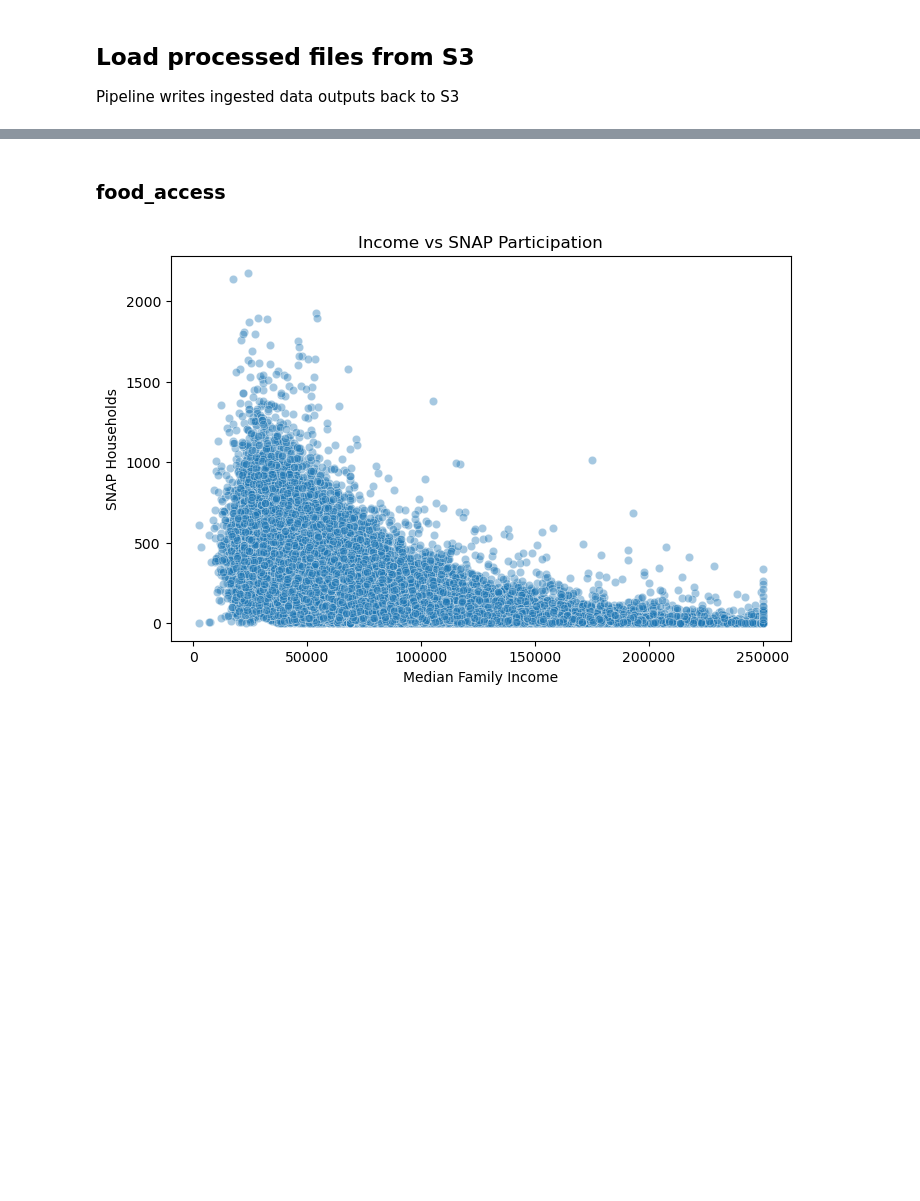
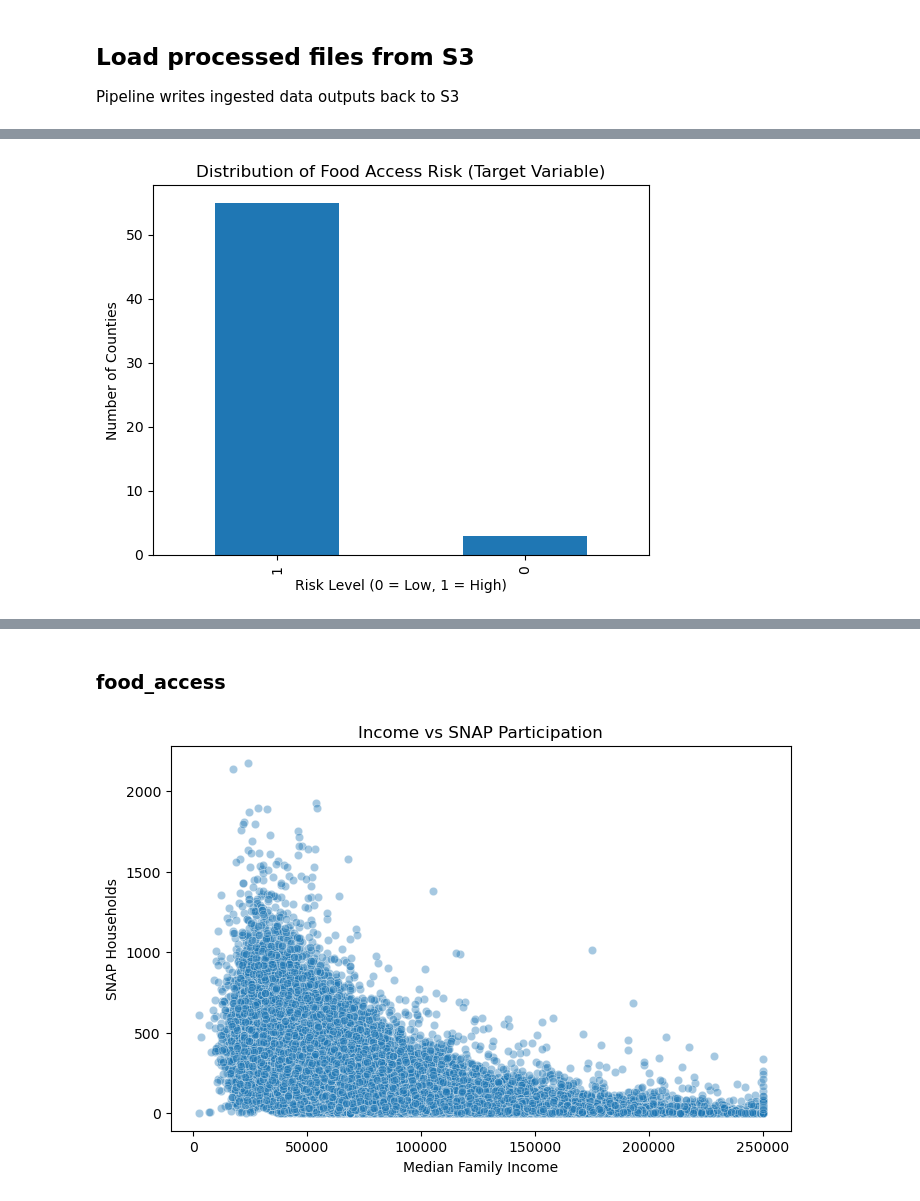
Before and after one commit to svthaker/ADS508Group3, a Jupyter notebook: NutriAccessAnalytics.ipynb, the cells around one changed output, grey strips where cells are left out. Drawn from its saved outputs; the diff is of its cells as text; code cells hidden in the pictures; blank space fills up the shorter version.

```diff
--- a/NutriAccessAnalytics.ipynb
+++ b/NutriAccessAnalytics.ipynb
@@ -66,0 +70,4 @@ gdf = gpd.read_file(f"s3://{bucket}/{processed_prefix}california_food_store_loca
+# %%
+features = pd.read_parquet(
+    f"s3://{bucket}/{processed_prefix}nutriaccess_features.parquet"
+)
@@ -66,0 +112,4 @@ gdf = gpd.read_file(f"s3://{bucket}/{processed_prefix}california_food_store_loca
+# %%
+# Drop redundant columns
+
+features = features.drop(columns=["geo_id", "county_name"])
@@ -66,0 +144,15 @@ gdf = gpd.read_file(f"s3://{bucket}/{processed_prefix}california_food_store_loca
+# %%
+features["high_food_access_risk"] = (
+    (features["low_income_tracts_count"] > 0) |
+    (features["lila_1_10_count"] > 0)
+).astype(int)
+# %%
+# Target Class distribution
+
+features["high_food_access_risk"].value_counts().plot(kind="bar")
+plt.title("Distribution of Food Access Risk (Target Variable)")
+plt.xlabel("Risk Level (0 = Low, 1 = High)")
+plt.ylabel("Number of Counties")
+plt.show()
+# %% [output]
+[figure, added]
```
Also changed, not shown: parts of 26 cells of this notebook, 3 other files.
